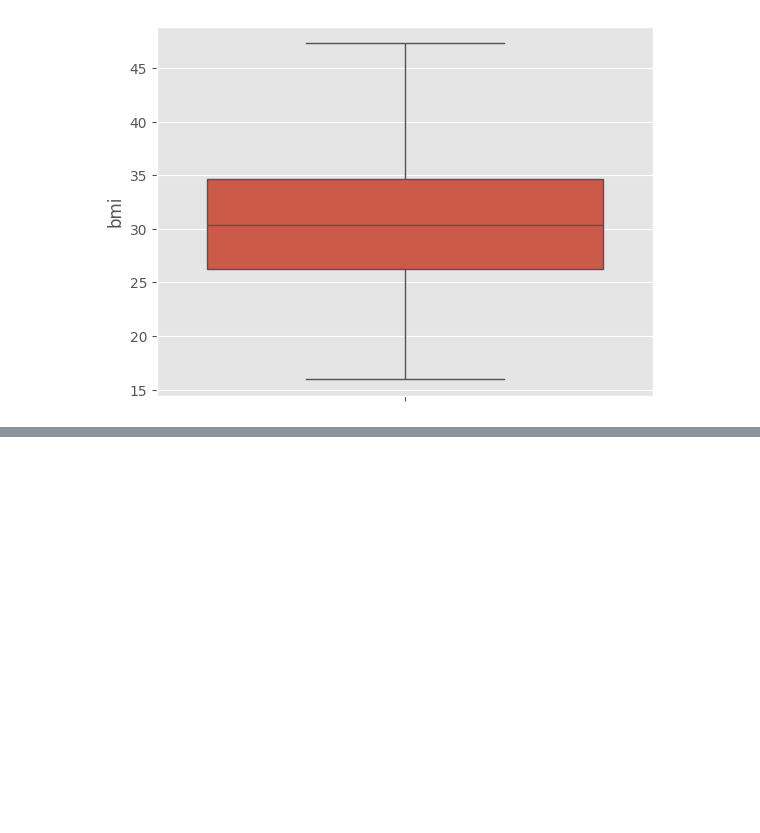
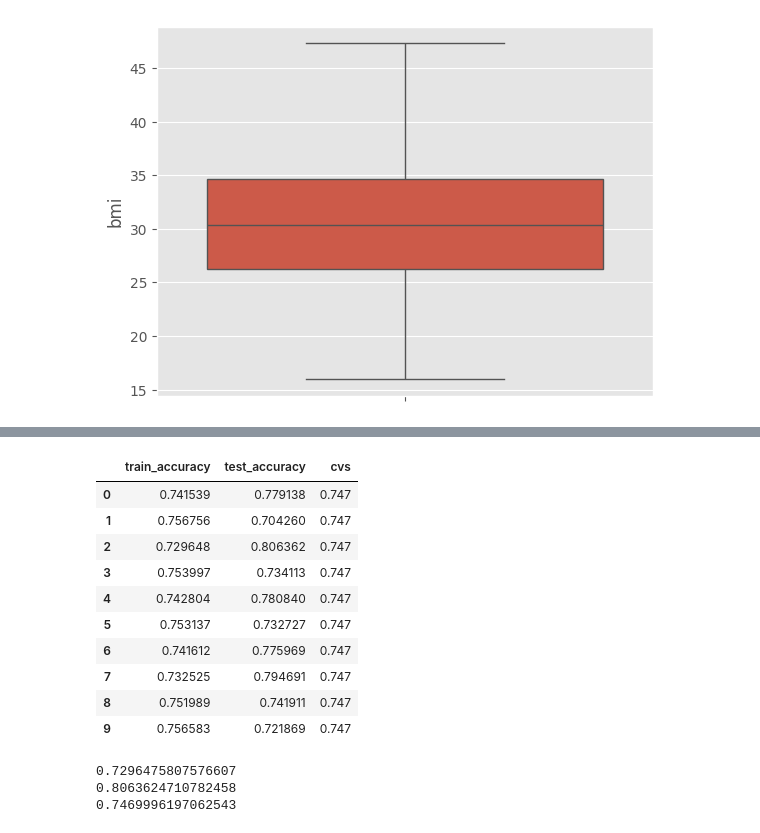
Before and after one commit to fahadkhan1389/Medical-Insurance-Charges-Predictor, a Jupyter notebook: insurance.ipynb, the cells around one changed output, grey strips where cells are left out. Drawn from its saved outputs; the diff is of its cells as text; code cells hidden in the pictures; blank space fills up the shorter version.

Commit message:
use linear regression

```diff
--- a/insurance.ipynb
+++ b/insurance.ipynb
@@ -112,0 +144,38 @@ sns.boxplot(df['bmi'])
+# %%
+l1=[]
+l2=[]
+l3=[]
+cvs=0
+for i in range(40,50):
+    xtrain,xtest,ytrain,ytest=train_test_split(x,y,test_size=0.2,random_state=i)
+    lr=LinearRegression()
+    lr.fit(xtrain,ytrain)
+    l1.append(lr.score(xtrain,ytrain))
+    l2.append(lr.score(xtest,ytest))
+    cvs=(cross_val_score(lr,x,y,cv=5)).mean()
+    l3.append(cvs)
+    df1=pd.DataFrame({'train_accuracy':l1,'test_accuracy':l2,'cvs':l3})
+df1
+# %% [output]
+|  | train_accuracy | test_accuracy | cvs |
+| 0 | 0.741539 | 0.779138 | 0.747 |
+| 1 | 0.756756 | 0.704260 | 0.747 |
+| 2 | 0.729648 | 0.806362 | 0.747 |
+| 3 | 0.753997 | 0.734113 | 0.747 |
+| 4 | 0.742804 | 0.780840 | 0.747 |
+| 5 | 0.753137 | 0.732727 | 0.747 |
+| 6 | 0.741612 | 0.775969 | 0.747 |
+| 7 | 0.732525 | 0.794691 | 0.747 |
+| 8 | 0.751989 | 0.741911 | 0.747 |
+| 9 | 0.756583 | 0.721869 | 0.747 |
+# %%
+xtrain,xtest,ytrain,ytest=train_test_split(x,y,test_size=0.2,random_state=42)
+lr=LinearRegression()
+lr.fit(xtrain,ytrain)
+print(lr.score(xtrain,ytrain))
+print(lr.score(xtest,ytest))
+print((cross_val_score(lr,x,y,cv=5)).mean())
+# %% [output]
+0.7296475807576607
+0.8063624710782458
+0.7469996197062543
```
Also changed, not shown: parts of 6 cells of this notebook.
